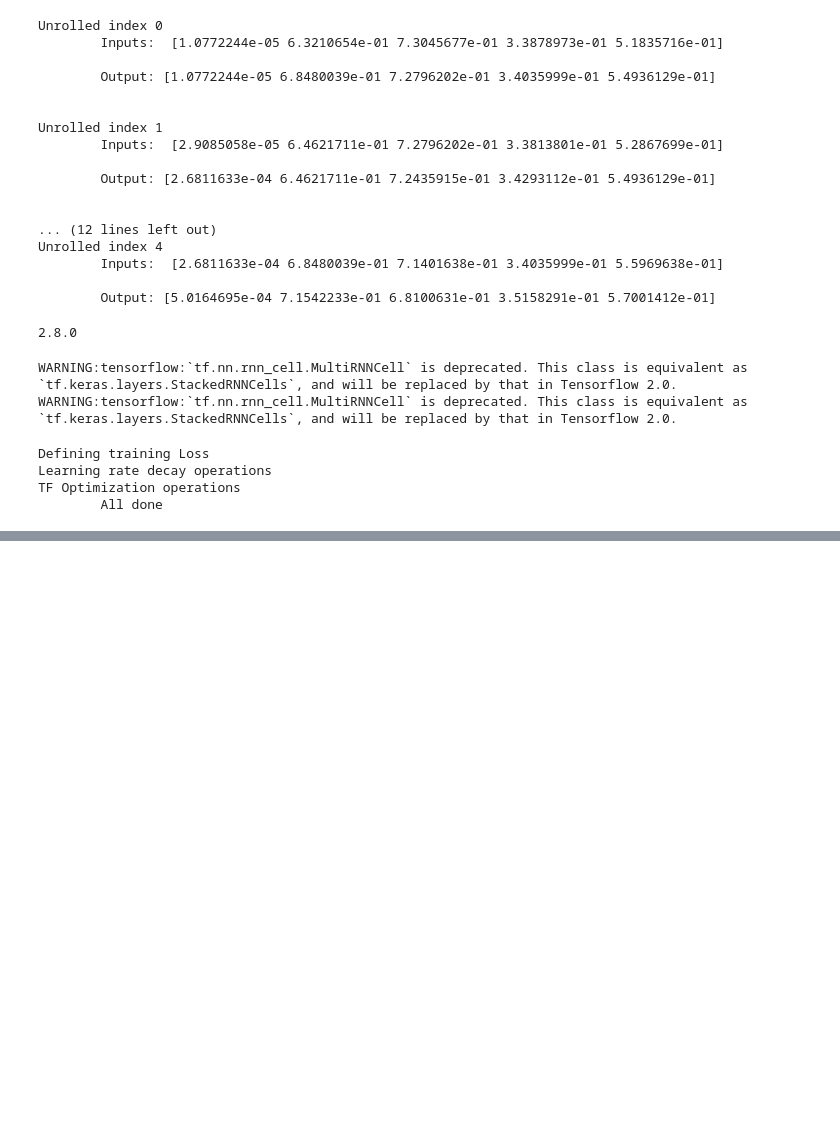
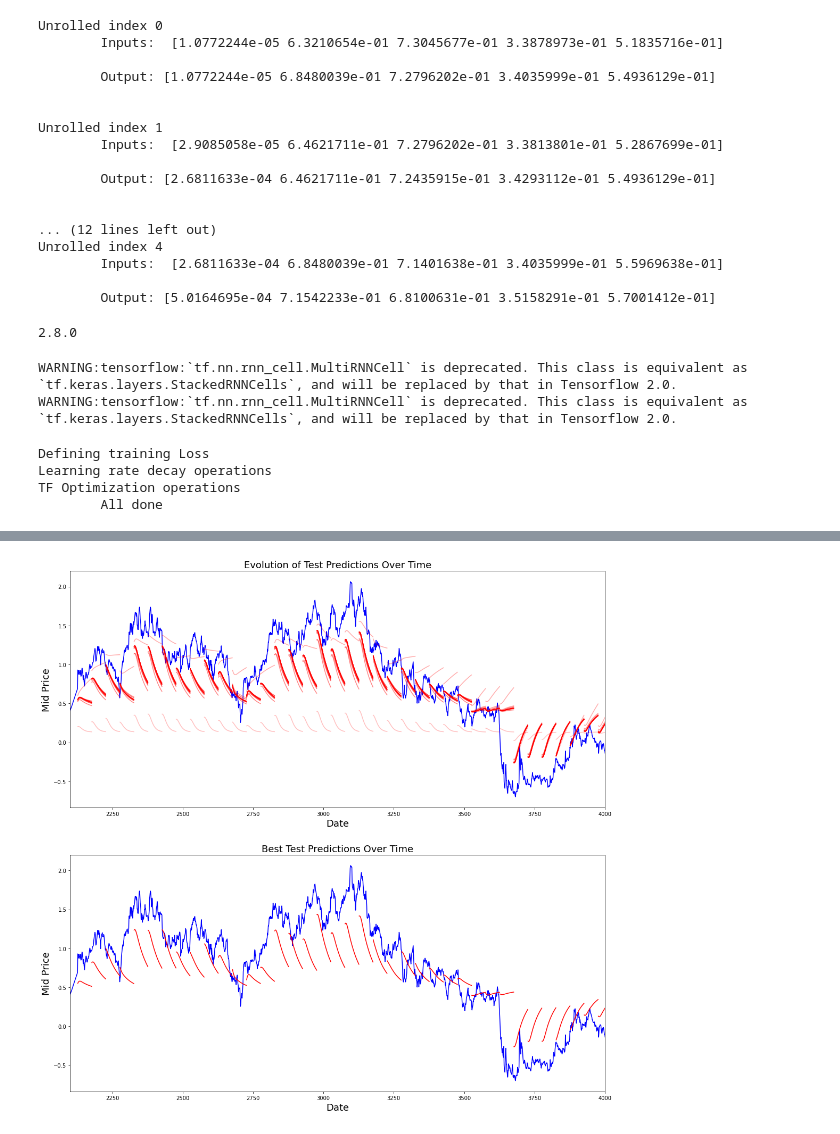
Before and after one commit to srilav/neuralnetwork, a Jupyter notebook: stockpricemovement.ipynb, the cells around one changed output, grey strips where cells are left out. Saved outputs shown, nothing was run; the diff lists cells and outputs as text; code cells hidden in the pictures; blank space fills up the shorter version.

```diff
--- a/stockpricemovement.ipynb
+++ b/stockpricemovement.ipynb
@@ -411,0 +591,34 @@ TF Optimization operations
+# %%
+best_prediction_epoch = 28 # replace this with the epoch that you got the best results when running the plotting code
+
+plt.figure(figsize = (18,18))
+plt.subplot(2,1,1)
+plt.plot(range(df.shape[0]),all_mid_data,color='b')
+
+# Plotting how the predictions change over time
+# Plot older predictions with low alpha and newer predictions with high alpha
+start_alpha = 0.25
+alpha  = np.arange(start_alpha,1.1,(1.0-start_alpha)/len(predictions_over_time[::3]))
+for p_i,p in enumerate(predictions_over_time[::3]):
+    for xval,yval in zip(x_axis_seq,p):
+        plt.plot(xval,yval,color='r',alpha=alpha[p_i])
+
+plt.title('Evolution of Test Predictions Over Time',fontsize=18)
+plt.xlabel('Date',fontsize=18)
+plt.ylabel('Mid Price',fontsize=18)
+plt.xlim(2100,4000)
+
+plt.subplot(2,1,2)
+
+# Predicting the best test prediction you got
+plt.plot(range(df.shape[0]),all_mid_data,color='b')
+for xval,yval in zip(x_axis_seq,predictions_over_time[best_prediction_epoch]):
+    plt.plot(xval,yval,color='r')
+
+plt.title('Best Test Predictions Over Time',fontsize=18)
+plt.xlabel('Date',fontsize=18)
+plt.ylabel('Mid Price',fontsize=18)
+plt.xlim(2100,4000)
+plt.show()
+# %% [output]
+[figure, added]
```
Also changed, not shown: parts of 2 cells of this notebook.
